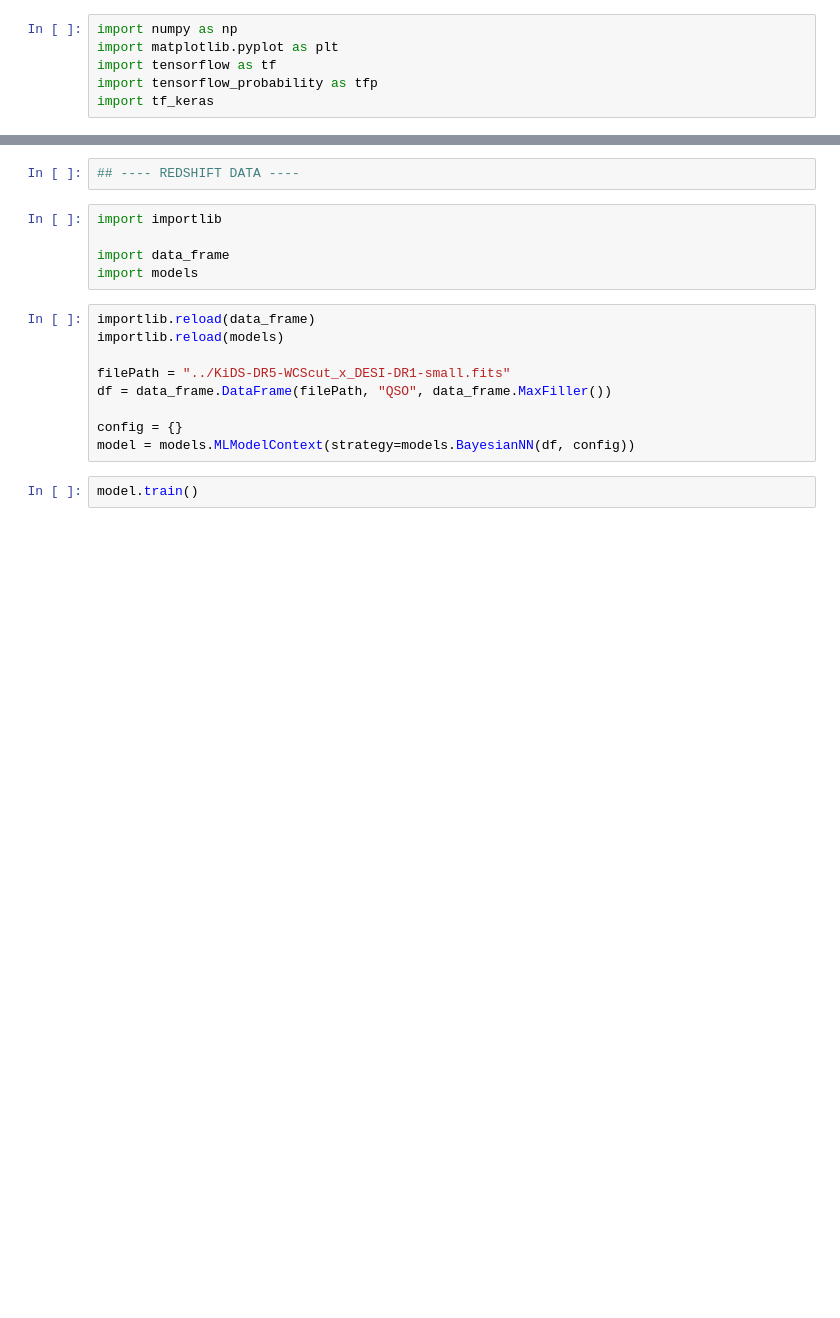
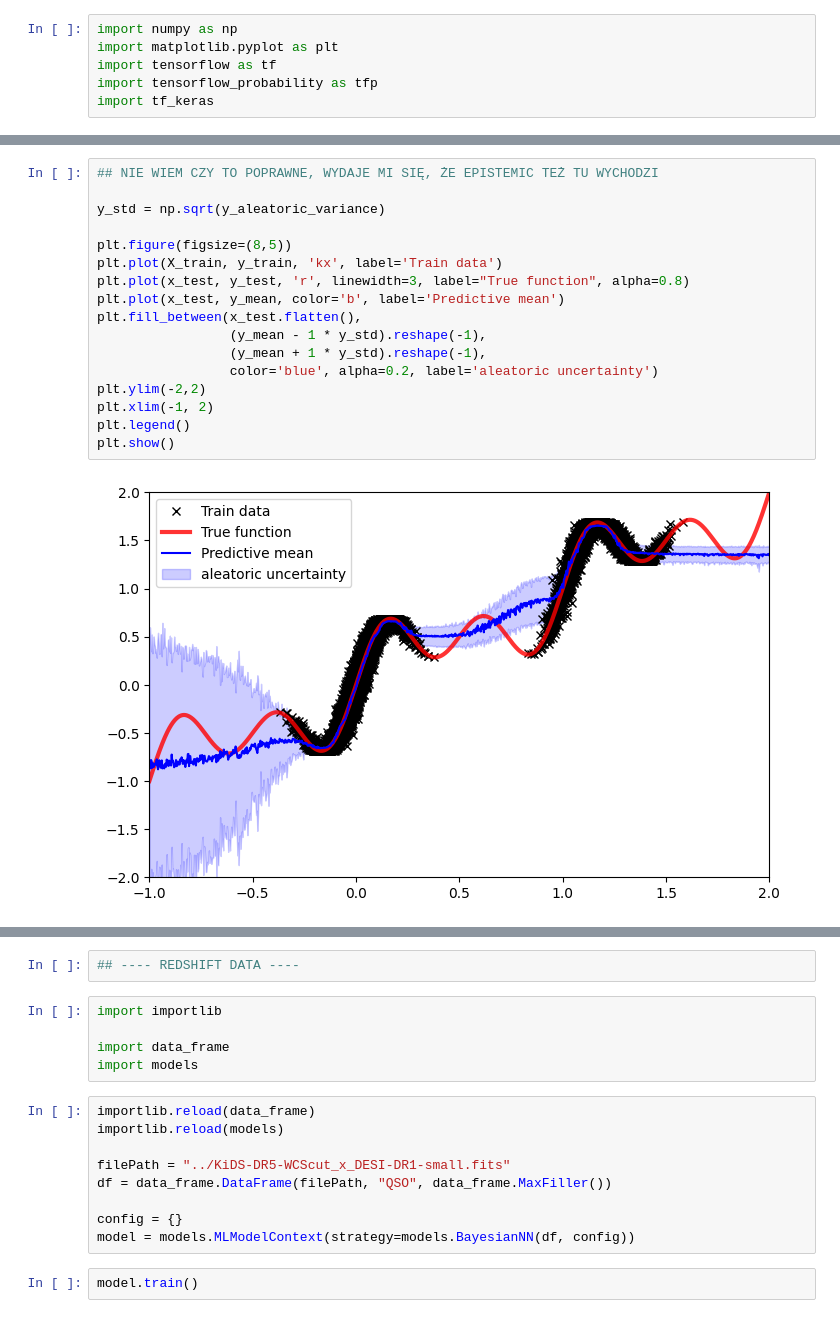
Before and after one commit to kacper-drabicki/redshift, a Jupyter notebook: BNNtesting.ipynb, the cells around one changed output, grey strips where cells are left out. Cells and saved outputs as stored; diff of their text form; blank space fills up the shorter version.

```diff
--- a/BNNtesting.ipynb
+++ b/BNNtesting.ipynb
@@ -261,0 +244,19 @@ plt.show()
+# %%
+## NIE WIEM CZY TO POPRAWNE, WYDAJE MI SIĘ, ŻE EPISTEMIC TEŻ TU WYCHODZI
+
+y_std = np.sqrt(y_aleatoric_variance)
+
+plt.figure(figsize=(8,5))
+plt.plot(X_train, y_train, 'kx', label='Train data')
+plt.plot(x_test, y_test, 'r', linewidth=3, label="True function", alpha=0.8)
+plt.plot(x_test, y_mean, color='b', label='Predictive mean')
+plt.fill_between(x_test.flatten(),
+                 (y_mean - 1 * y_std).reshape(-1),
+                 (y_mean + 1 * y_std).reshape(-1),
+                 color='blue', alpha=0.2, label='aleatoric uncertainty')
+plt.ylim(-2,2)
+plt.xlim(-1, 2)
+plt.legend()
+plt.show()
+# %% [output]
+[figure, added]
```
Also changed, not shown: parts of 13 cells of this notebook, 2 other files.
